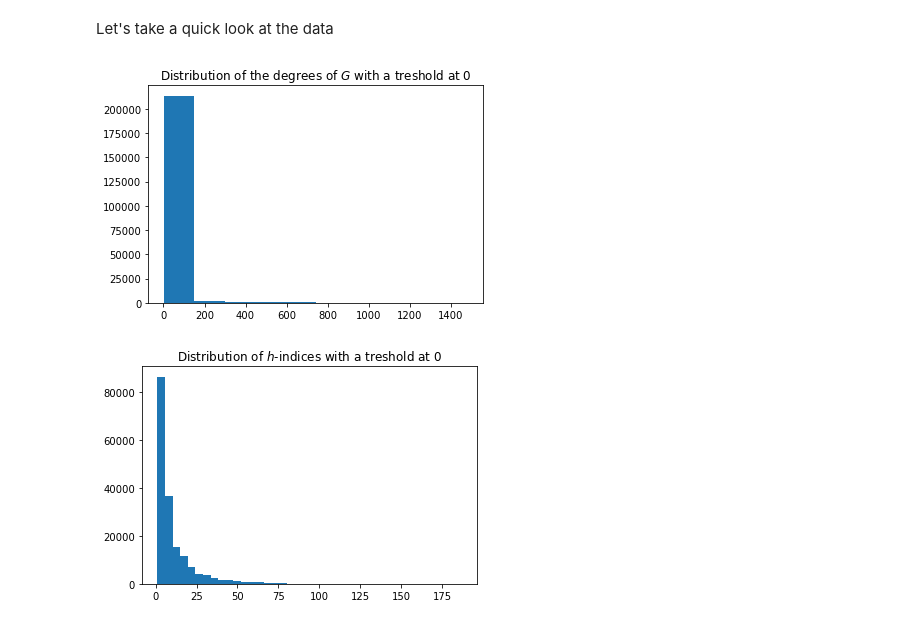
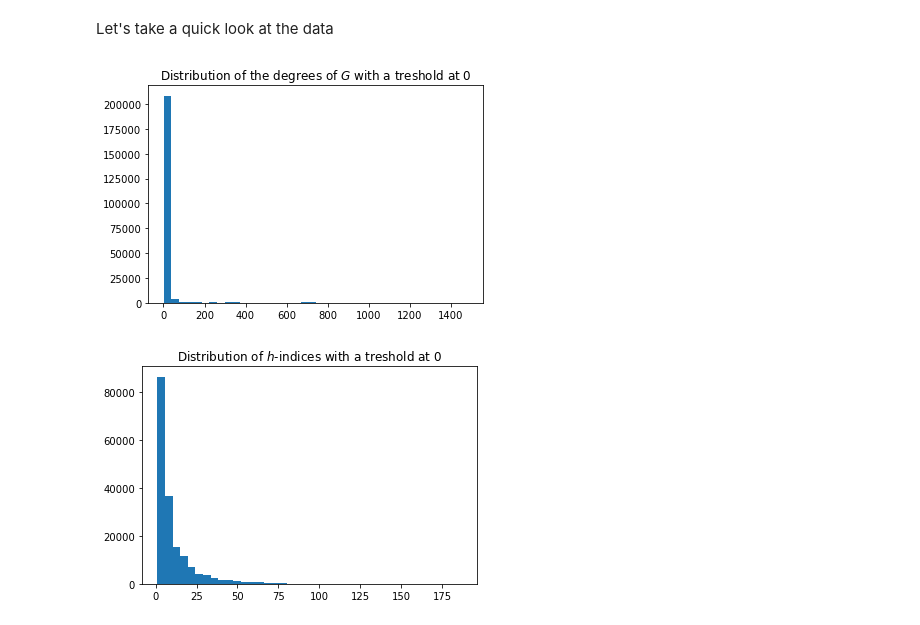
Before and after one commit to Adrien-Kahn/INF554-Data-Challenge, a Jupyter notebook: Notebooks/Main.ipynb, the cells around one changed output. Drawn from its saved outputs; the diff is of its cells as text; code cells hidden in the pictures.

```diff
--- a/Notebooks/Main.ipynb
+++ b/Notebooks/Main.ipynb
@@ -72,17 +78,17 @@ Let's take a quick look at the data
 # %%
 treshold = 0
 
 # Degree distribution
 l = []
 for node in G:
     if G.degree(node) > treshold:
         l.append(G.degree(node))
 
-plt.hist(l)
+plt.hist(l, bins = 40)
 plt.title("Distribution of the degrees of $G$ with a treshold at {}".format(treshold))
 print()
 # %% [output]
-[figure, old version]
+[figure, new version]
 # %%
 treshold = 0
 
```
Also changed, not shown: parts of 51 cells of this notebook.
